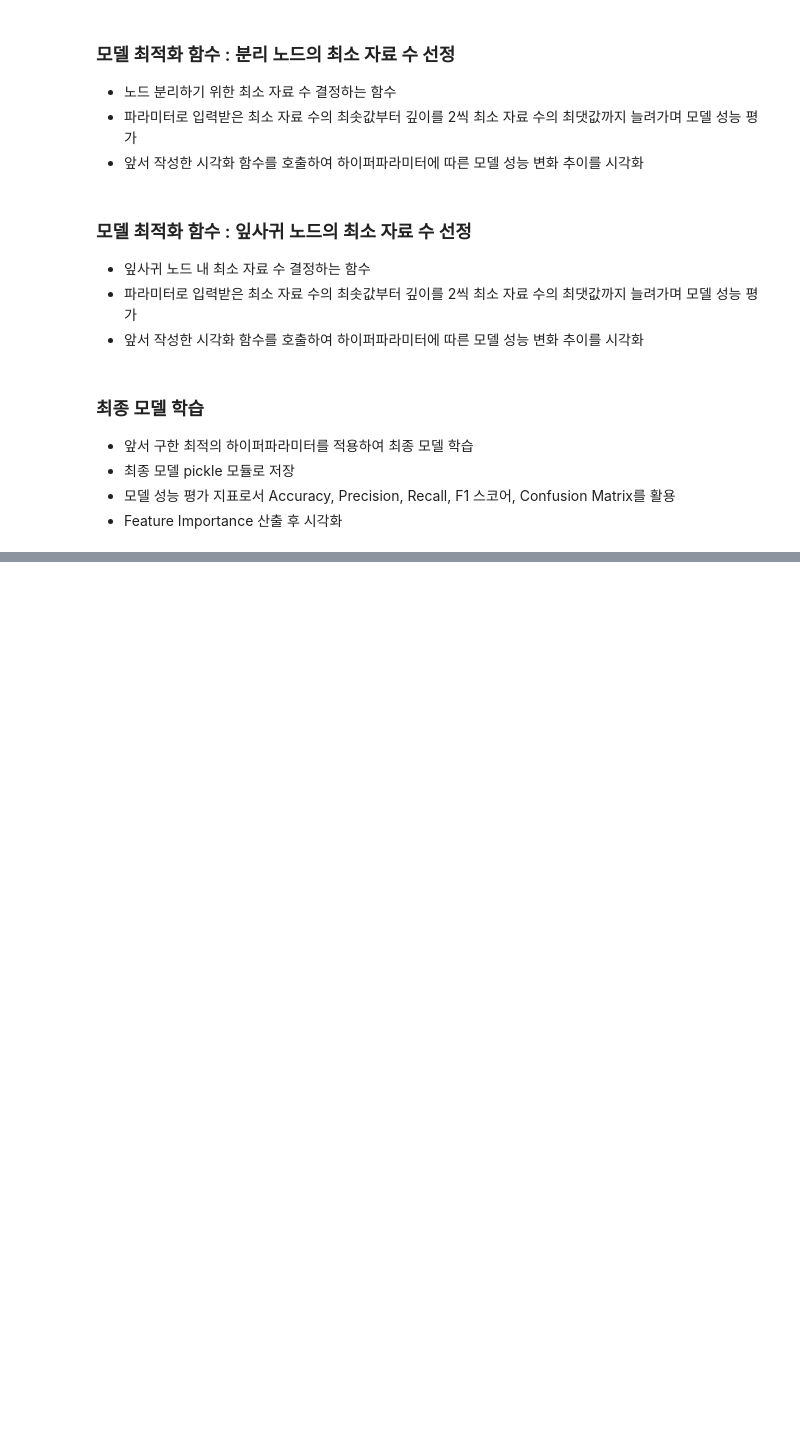
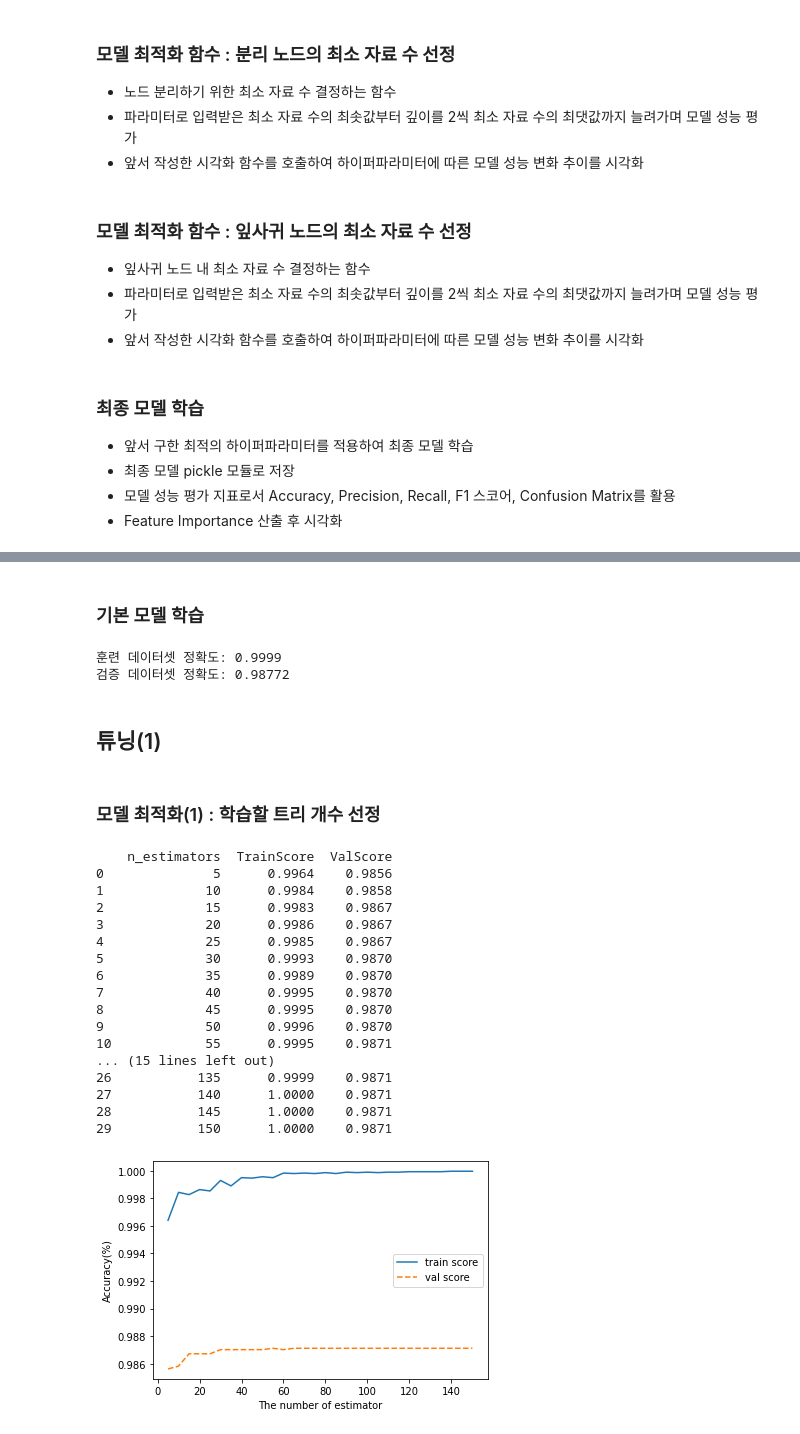
Before and after one commit to och5351/Bigdata_busan, a Jupyter notebook: ML/csy_RFC/RandomForestC.ipynb, the cells around one changed output, grey strips where cells are left out. Cells and saved outputs as stored; diff of their text form; code cells hidden in the pictures; blank space fills up the shorter version.

```diff
--- a/ML/csy_RFC/RandomForestC.ipynb
+++ b/ML/csy_RFC/RandomForestC.ipynb
@@ -144,6 +144,6 @@ val_input.shape
 # %%
 # 정규화
-scaler = RobustScaler()
+scaler = StandardScaler()
 train_input = scaler.fit_transform(train_input)
 val_input = scaler.transform(val_input)
 test_input = scaler.transform(test_input)
@@ -427,0 +428,55 @@ feature_scores.plot.barh()
+# %%
+# 랜덤포레스트 분류 알고리즘
+# Random Forest Classifier를 RFC로 치환
+algorithm = RFC
+algorithm_name = 'rfc'
+# %% [markdown]
+### 기본 모델 학습
+# %%
+train_acc_before, val_acc_before = modeling_uncustomized(algorithm,
+                                                          train_input,
+                                                          train_target,
+                                                          val_input,
+                                                          val_target)
+
+# 학습 데이터셋 정확도가 1.0인 것으로 미루어 보아 과대적합 발생 예상
+# 하이퍼파라미터 튜닝 필요
+# 기본 모델에서 정확도 좋게 나왔다 소수점 4자리로 했을 때 0.9999, 소수점 3자리가 정석
+# %% [output]
+훈련 데이터셋 정확도: 0.9999
+검증 데이터셋 정확도: 0.98772
+# %% [markdown]
+## 튜닝(1)
+# %% [markdown]
+### 모델 최적화(1) : 학습할 트리 개수 선정
+# %%
+n_estimator_min = 1
+n_estimator_max = 31
+optimi_estimator(algorithm, algorithm_name,
+                 train_input, train_target, test_input, test_target,
+                 n_estimator_min, n_estimator_max)
+# 트리 개수가 많고, 훈련 정확도와 검증 정확도의 차이가 적은 값으로 선정하는 것이 좋다
+# 데이터프레임과 그래프를 본 결과
+# 검증 정확도가 2번째로 높고, 훈련·검증 차이가 가장 적은 35개
+# 검증 정확도가 가장 높고, 훈련·검증 차이가 2번째로 적은 55개
+# 80, 140
+# 위 2가지 경우의 수로 진행
+# %% [output]
+    n_estimators  TrainScore  ValScore
+0              5      0.9964    0.9856
+1             10      0.9984    0.9858
+2             15      0.9983    0.9867
+3             20      0.9986    0.9867
+4             25      0.9985    0.9867
+5             30      0.9993    0.9870
+6             35      0.9989    0.9870
+7             40      0.9995    0.9870
+8             45      0.9995    0.9870
+9             50      0.9996    0.9870
+10            55      0.9995    0.9871
+... (15 lines left out)
+26           135      0.9999    0.9871
+27           140      1.0000    0.9871
+28           145      1.0000    0.9871
+29           150      1.0000    0.9871
+[figure, added]
```
Also changed, not shown: parts of 100 cells of this notebook, 7 other files.
